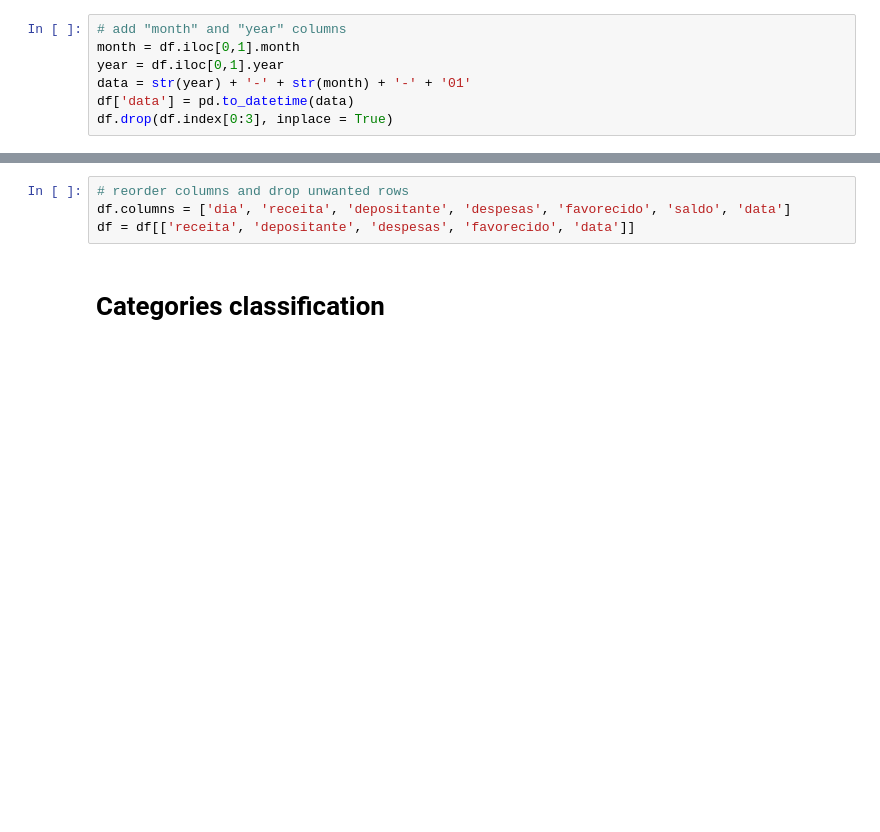
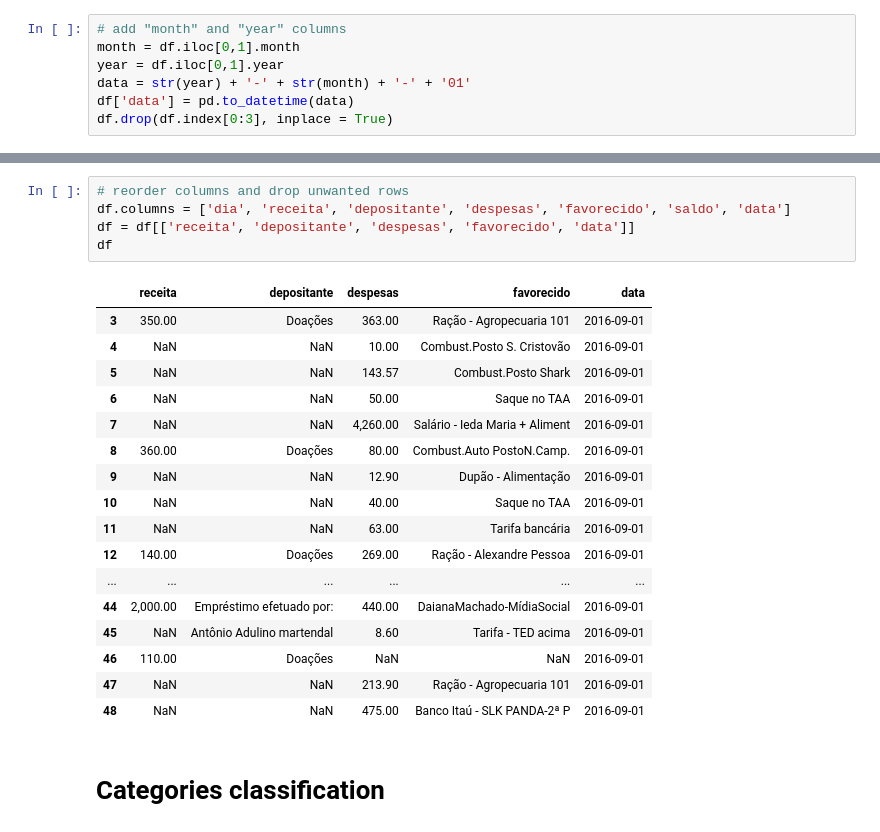
Before and after one commit to vdechen/DataAnalysis_NGO, a Jupyter notebook: Jupyter Notebooks/atualizacao.ipynb, the cells around one changed output, grey strips where cells are left out. Drawn from its saved outputs; the diff is of its cells as text; blank space fills up the shorter version.

```diff
--- a/Jupyter Notebooks/atualizacao.ipynb
+++ b/Jupyter Notebooks/atualizacao.ipynb
@@ -15,7 +37,26 @@ df.drop(df.index[0:3], inplace = True)
 # %%
 # reorder columns and drop unwanted rows
 df.columns = ['dia', 'receita', 'depositante', 'despesas', 'favorecido', 'saldo', 'data']
 df = df[['receita', 'depositante', 'despesas', 'favorecido', 'data']]
+df
+# %% [output]
+|  | receita | depositante | despesas | favorecido | data |
+| 3 | 350.00 | Doações | 363.00 | Ração - Agropecuaria 101 | 2016-09-01 |
+| 4 | NaN | NaN | 10.00 | Combust.Posto S. Cristovão | 2016-09-01 |
+| 5 | NaN | NaN | 143.57 | Combust.Posto Shark | 2016-09-01 |
+| 6 | NaN | NaN | 50.00 | Saque no TAA | 2016-09-01 |
+| 7 | NaN | NaN | 4,260.00 | Salário - Ieda Maria + Aliment | 2016-09-01 |
+| 8 | 360.00 | Doações | 80.00 | Combust.Auto PostoN.Camp. | 2016-09-01 |
+| 9 | NaN | NaN | 12.90 | Dupão - Alimentação | 2016-09-01 |
+| 10 | NaN | NaN | 40.00 | Saque no TAA | 2016-09-01 |
+| 11 | NaN | NaN | 63.00 | Tarifa bancária | 2016-09-01 |
+| 12 | 140.00 | Doações | 269.00 | Ração - Alexandre Pessoa | 2016-09-01 |
+| ... | ... | ... | ... | ... | ... |
+| 44 | 2,000.00 | Empréstimo efetuado por: | 440.00 | DaianaMachado-MídiaSocial | 2016-09-01 |
+| 45 | NaN | Antônio Adulino martendal | 8.60 | Tarifa - TED acima | 2016-09-01 |
+| 46 | 110.00 | Doações | NaN | NaN | 2016-09-01 |
+| 47 | NaN | NaN | 213.90 | Ração - Agropecuaria 101 | 2016-09-01 |
+| 48 | NaN | NaN | 475.00 | Banco Itaú - SLK PANDA-2ª P | 2016-09-01 |
 # %% [markdown]
 # Categories classification
 # %%
```
Also changed, not shown: parts of 6 cells of this notebook, 10 other files.
